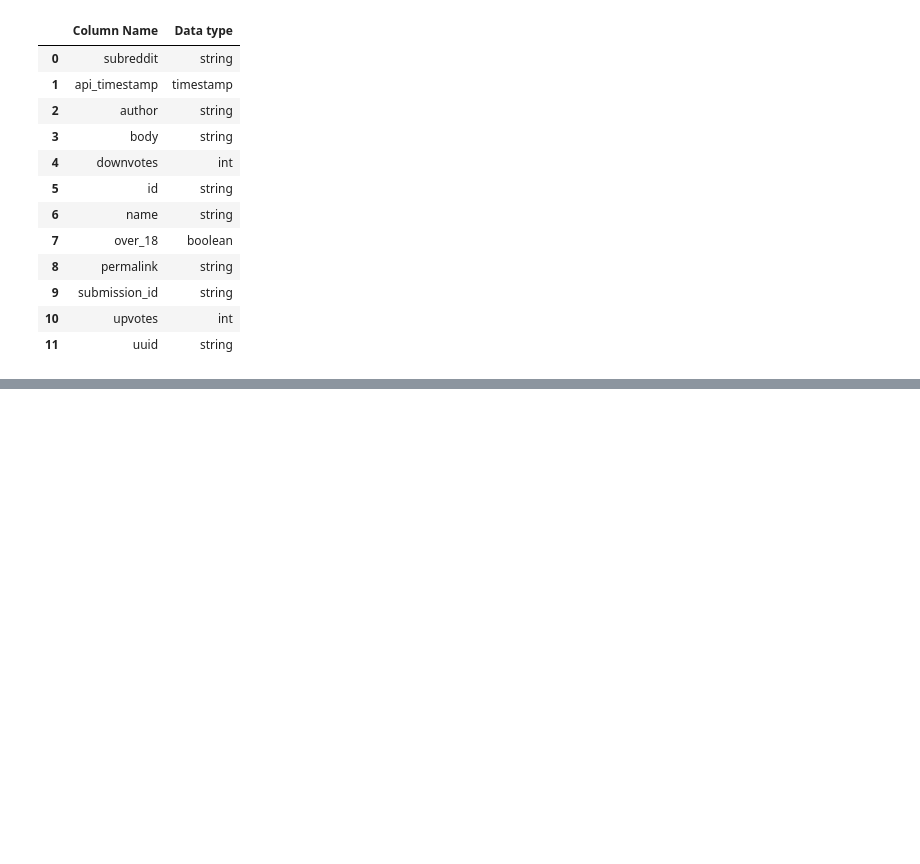
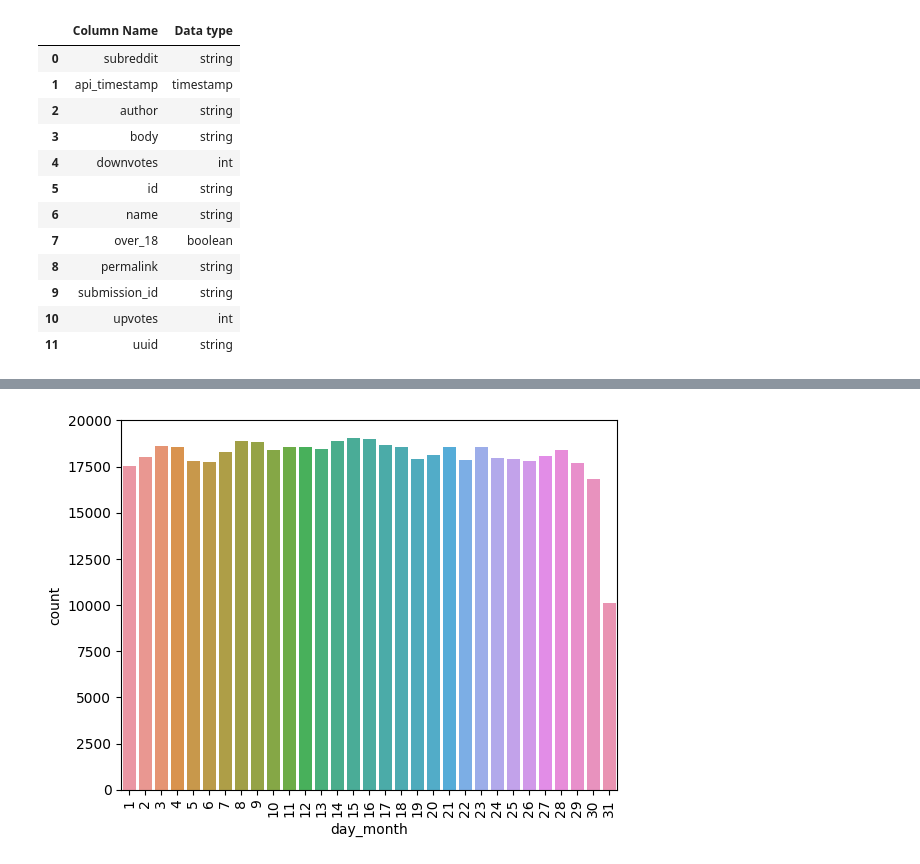
Before and after one commit to SolidCake98/reddit_big_data, a Jupyter notebook: notebooks/EDA.ipynb, the cells around one changed output, grey strips where cells are left out. Saved outputs shown, nothing was run; the diff lists cells and outputs as text; code cells hidden in the pictures; blank space fills up the shorter version.

```diff
--- a/notebooks/EDA.ipynb
+++ b/notebooks/EDA.ipynb
@@ -164,0 +179,4 @@ sn.barplot(df_comments.groupBy(F.col("subreddit")). \
+# %%
+num_posts_distribution_time_period(df_posts, "day_month")
+# %% [output]
+[figure, added]
```
Also changed, not shown: parts of 52 cells of this notebook, 14 other files.
